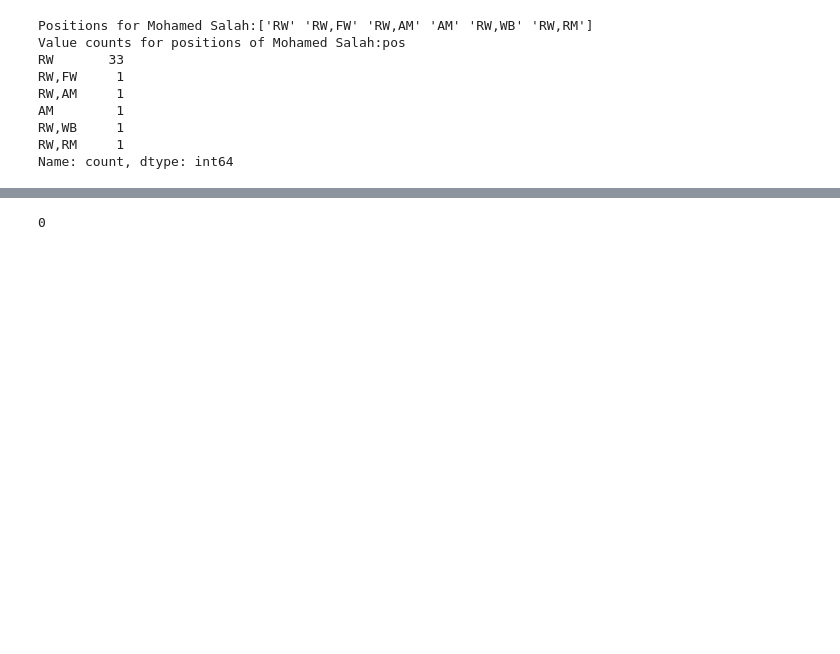
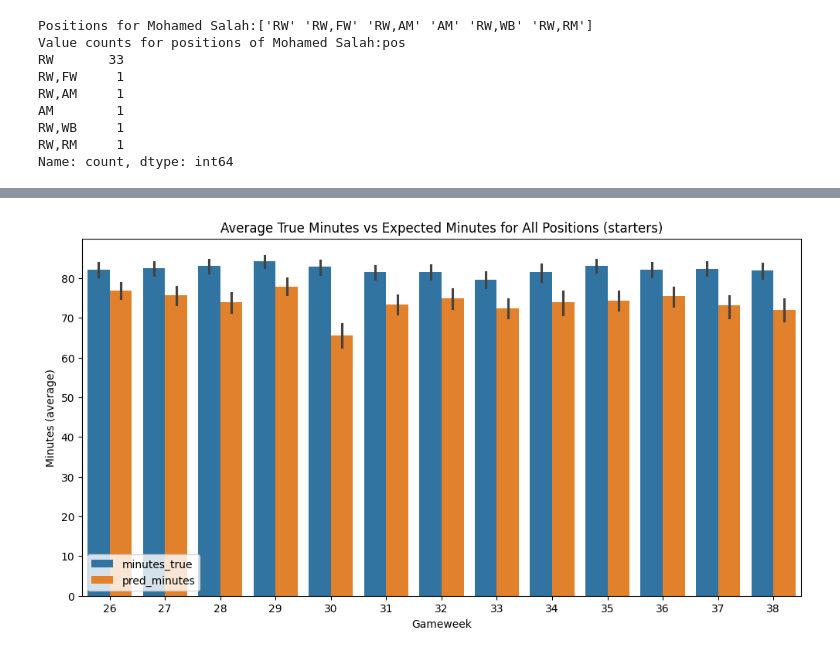
Before and after one commit to Ukandu20/FPL_Assistant, a Jupyter notebook: notebooks/eda.ipynb, the cells around one changed output, grey strips where cells are left out. Drawn from its saved outputs; the diff is of its cells as text; code cells hidden in the pictures; blank space fills up the shorter version.

```diff
--- a/notebooks/eda.ipynb
+++ b/notebooks/eda.ipynb
@@ -185,6 +146,54 @@ Index(['player_id', 'player', 'pos', 'fbref_id', 'fpl_id', 'gw_orig',
-# %%
-missing = minutes_df["pred_exp_minutes"].isna().sum()
-
-print(missing)
-# %% [output]
-0
+# %%
+
+exp_mins = pd.read_csv("../data/models/minutes/versions/v1/expected_minutes.csv")
+
+player = []  # Example players to filter by, or set to None to plot all players
+position = []  # Example positions to filter by, or set to None to plot all positions
+starter = [1]  # Example starter status to filter by, or set to None to plot all statuses
+
+expected_minutes_df = pd.DataFrame(exp_mins)
+
+
+# Compute average predicted and true minutes per player each game week as DataFrames
+pred_df = expected_minutes_df.groupby(["player", "gw_orig", "is_starter", "pos"], as_index=False)["pred_minutes"].mean()
+true_df = expected_minutes_df.groupby(["player", "gw_orig"], as_index=False)["minutes_true"].mean()
+
+# Merge into a single DataFrame so seaborn receives a DataFrame (not a Series)
+# Merge on both player and gw_orig so the gw_orig column remains available for plotting
+merged = pd.merge(true_df, pred_df, on=["player", "gw_orig"], how="outer")
+
+# Optional: filter to the players you care about
+if player:
+	merged = merged[merged["player"].isin(player)]
+if position:
+	merged = merged[merged["pos"].isin(position)]
+if starter:
+	merged = merged[merged["is_starter"].isin(starter)]
+
+if merged.empty:
+	print("No players found to plot for:", player)
+else:
+	# Melt to long form for easy seaborn plotting
+	melted = merged.melt(id_vars=["player", "gw_orig"], value_vars=["minutes_true", "pred_minutes"],
+						 var_name="type", value_name="minutes")
+
+	plt.figure(figsize=(12, 6))
+	# plot by gameweek (gw_orig) on the x axis
+	sns.barplot(data=melted, x="gw_orig", y="minutes", hue="type")
+
+	# build a clean title string depending on filters
+	pos_str = ", ".join(position) if position else "All Positions"
+	if starter == [1]:
+		starter_str = "starters"
+	elif starter == [0]:
+		starter_str = "non-starters"
+	else:
+		starter_str = "all players"
+
+	plt.title(f"Average True Minutes vs Expected Minutes for {pos_str} ({starter_str})")
+	plt.xlabel('Gameweek')
+	plt.ylabel('Minutes (average)')
+	plt.legend(title="")
+	plt.show()
+# %% [output]
+[figure, added]
```
Also changed, not shown: parts of 8 cells of this notebook, 13 other files.
